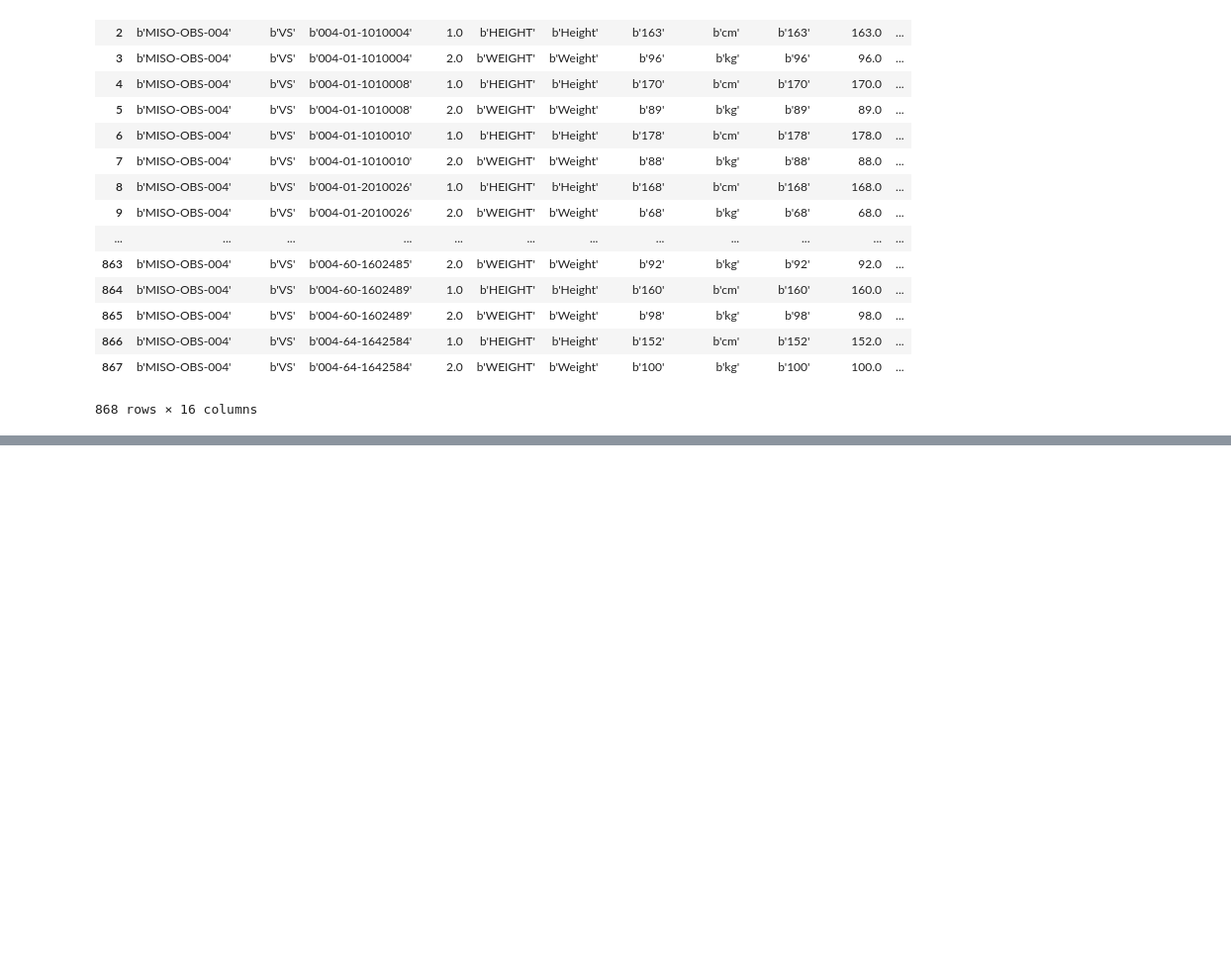
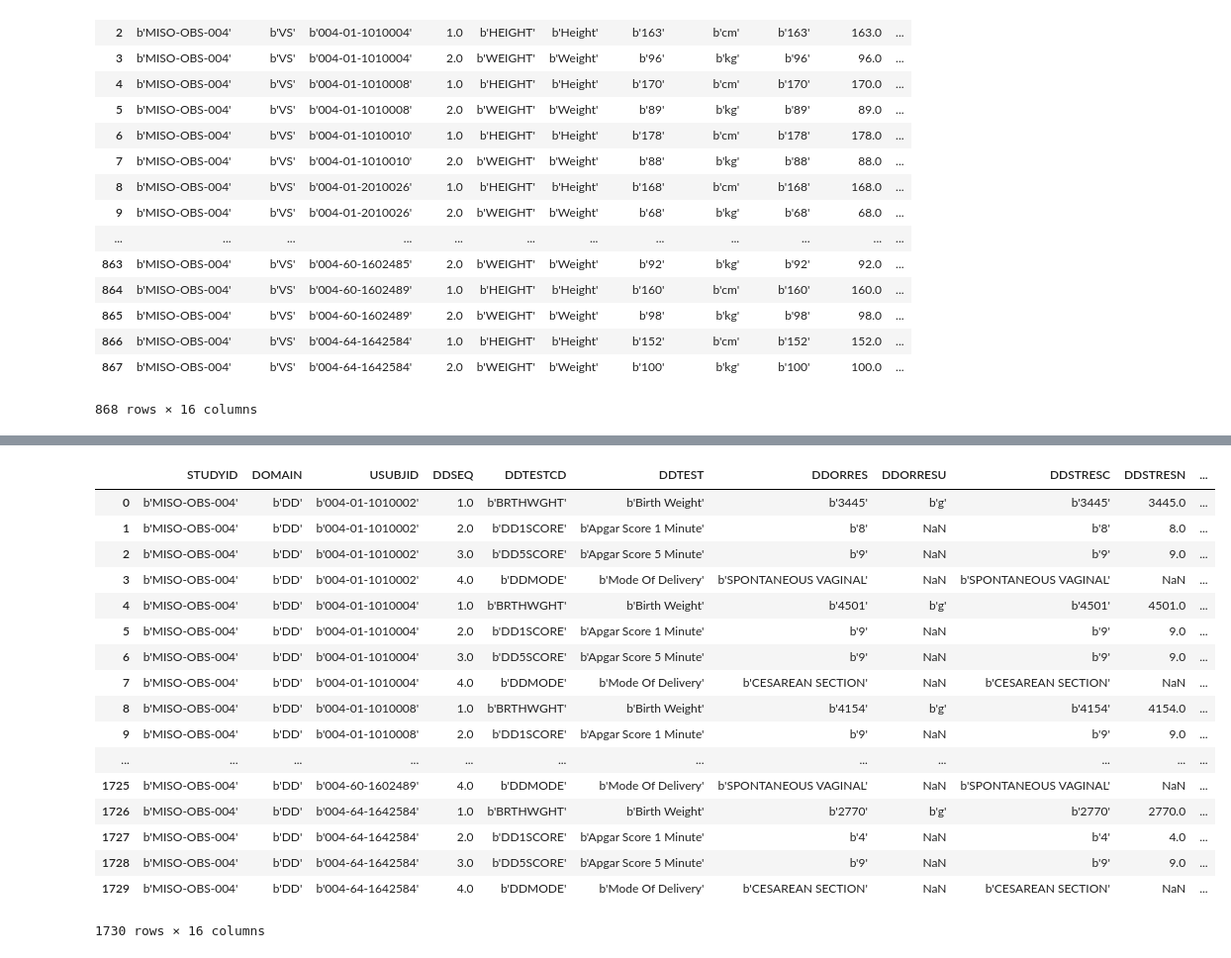
Before and after one commit to jzhao0802/ferring, a Jupyter notebook: 00_raw_data_processing/01_explore_data_with_data_explorer.ipynb, the cells around one changed output, grey strips where cells are left out. Shown at 99% size. Drawn from its saved outputs; the diff is of its cells as text; code cells hidden in the pictures; blank space fills up the shorter version.

```diff
--- a/00_raw_data_processing/01_explore_data_with_data_explorer.ipynb
+++ b/00_raw_data_processing/01_explore_data_with_data_explorer.ipynb
@@ -792,0 +815,21 @@ explorer_004.get_data('vs.sas7bdat')
+# %%
+explorer_004.get_data('dd.sas7bdat')
+# %% [output]
+|  | STUDYID | DOMAIN | USUBJID | DDSEQ | DDTESTCD | DDTEST | DDORRES | DDORRESU | DDSTRESC | DDSTRESN | ... |
+| 0 | b'MISO-OBS-004' | b'DD' | b'004-01-1010002' | 1.0 | b'BRTHWGHT' | b'Birth Weight' | b'3445' | b'g' | b'3445' | 3445.0 | ... |
+| 1 | b'MISO-OBS-004' | b'DD' | b'004-01-1010002' | 2.0 | b'DD1SCORE' | b'Apgar Score 1 Minute' | b'8' | NaN | b'8' | 8.0 | ... |
+| 2 | b'MISO-OBS-004' | b'DD' | b'004-01-1010002' | 3.0 | b'DD5SCORE' | b'Apgar Score 5 Minute' | b'9' | NaN | b'9' | 9.0 | ... |
+| 3 | b'MISO-OBS-004' | b'DD' | b'004-01-1010002' | 4.0 | b'DDMODE' | b'Mode Of Delivery' | b'SPONTANEOUS VAGINAL' | NaN | b'SPONTANEOUS VAGINAL' | NaN | ... |
+| 4 | b'MISO-OBS-004' | b'DD' | b'004-01-1010004' | 1.0 | b'BRTHWGHT' | b'Birth Weight' | b'4501' | b'g' | b'4501' | 4501.0 | ... |
+| 5 | b'MISO-OBS-004' | b'DD' | b'004-01-1010004' | 2.0 | b'DD1SCORE' | b'Apgar Score 1 Minute' | b'9' | NaN | b'9' | 9.0 | ... |
+| 6 | b'MISO-OBS-004' | b'DD' | b'004-01-1010004' | 3.0 | b'DD5SCORE' | b'Apgar Score 5 Minute' | b'9' | NaN | b'9' | 9.0 | ... |
+| 7 | b'MISO-OBS-004' | b'DD' | b'004-01-1010004' | 4.0 | b'DDMODE' | b'Mode Of Delivery' | b'CESAREAN SECTION' | NaN | b'CESAREAN SECTION' | NaN | ... |
+| 8 | b'MISO-OBS-004' | b'DD' | b'004-01-1010008' | 1.0 | b'BRTHWGHT' | b'Birth Weight' | b'4154' | b'g' | b'4154' | 4154.0 | ... |
+| 9 | b'MISO-OBS-004' | b'DD' | b'004-01-1010008' | 2.0 | b'DD1SCORE' | b'Apgar Score 1 Minute' | b'9' | NaN | b'9' | 9.0 | ... |
+| ... | ... | ... | ... | ... | ... | ... | ... | ... | ... | ... | ... |
+| 1725 | b'MISO-OBS-004' | b'DD' | b'004-60-1602489' | 4.0 | b'DDMODE' | b'Mode Of Delivery' | b'SPONTANEOUS VAGINAL' | NaN | b'SPONTANEOUS VAGINAL' | NaN | ... |
+| 1726 | b'MISO-OBS-004' | b'DD' | b'004-64-1642584' | 1.0 | b'BRTHWGHT' | b'Birth Weight' | b'2770' | b'g' | b'2770' | 2770.0 | ... |
+| 1727 | b'MISO-OBS-004' | b'DD' | b'004-64-1642584' | 2.0 | b'DD1SCORE' | b'Apgar Score 1 Minute' | b'4' | NaN | b'4' | 4.0 | ... |
+| 1728 | b'MISO-OBS-004' | b'DD' | b'004-64-1642584' | 3.0 | b'DD5SCORE' | b'Apgar Score 5 Minute' | b'9' | NaN | b'9' | 9.0 | ... |
+| 1729 | b'MISO-OBS-004' | b'DD' | b'004-64-1642584' | 4.0 | b'DDMODE' | b'Mode Of Delivery' | b'CESAREAN SECTION' | NaN | b'CESAREAN SECTION' | NaN | ... |
+1730 rows × 16 columns
```
Also changed, not shown: parts of 2 cells of this notebook, 4 other files.
